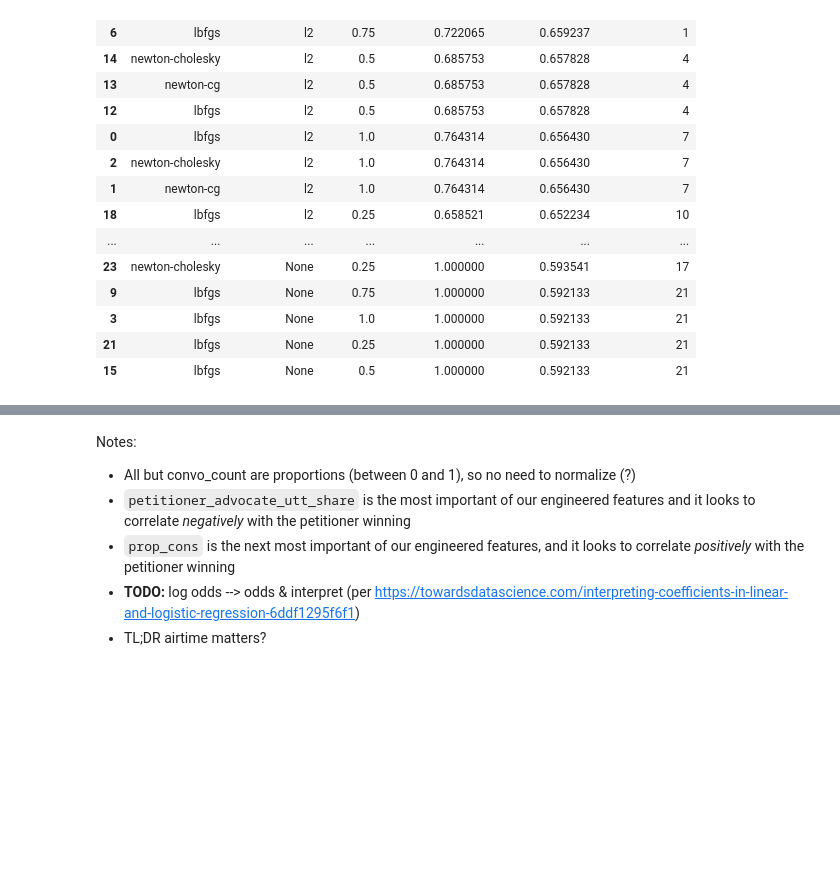
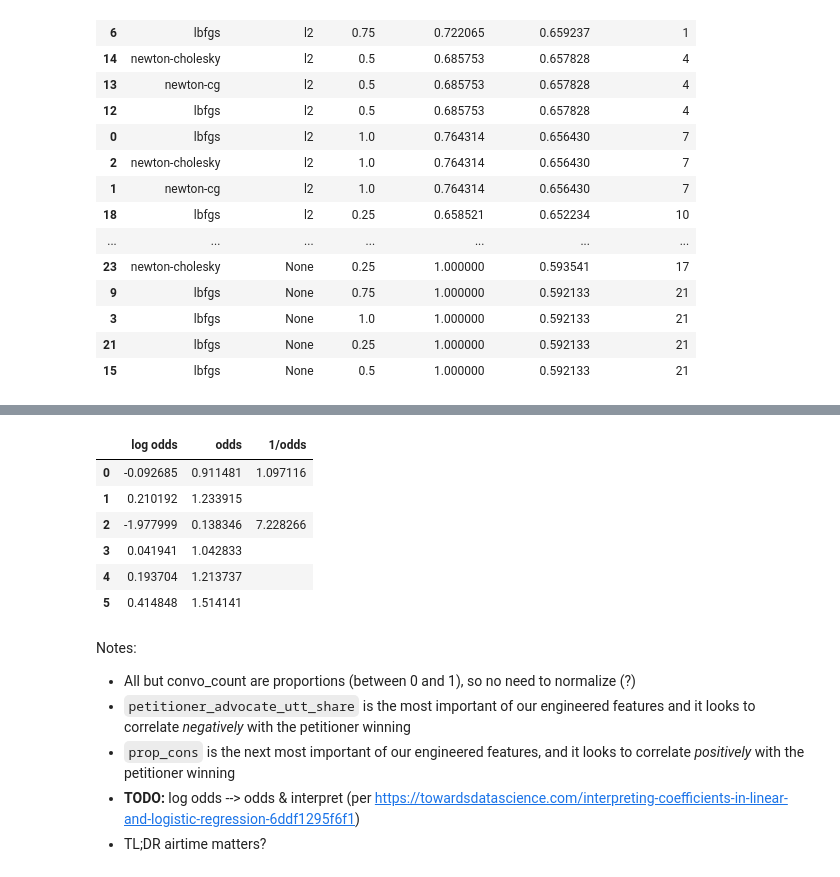
Before and after one commit to baueramari/team-supreme, a Jupyter notebook: explore_fv.ipynb, the cells around one changed output, grey strips where cells are left out. Saved outputs shown, nothing was run; the diff lists cells and outputs as text; code cells hidden in the pictures; blank space fills up the shorter version.

```diff
--- a/explore_fv.ipynb
+++ b/explore_fv.ipynb
@@ -309,16 +293,0 @@ coefs
-# %%
-mod_coefs.columns  = ['log odds (C=0.75)']
-mod_coefs.loc[:, 'odds (C=0.75)'] = np.exp(mod_coefs.loc[:, 'log odds (C=0.75)'])
-mod_coefs.loc[:, '1/odds (C=0.75)'] = ''
-mod_coefs.loc[mod_coefs.loc[:, 'log odds (C=0.75)'] < 0, '1/odds (C=0.75)'] = \
- (1 / mod_coefs.loc[:, 'odds (C=0.75)'])
-
-logit_all_coefs.columns  = ['log odds (C=1.0)']
-logit_all_coefs.loc[:, 'odds (C=1.0)'] = np.exp(logit_all_coefs.loc[:, 'log odds (C=1.0)'])
-logit_all_coefs.loc[:, '1/odds (C=1.0)'] = ''
-logit_all_coefs.loc[logit_all_coefs.loc[:, 'log odds (C=1.0)'] < 0, '1/odds (C=1.0)'] = \
- (1 / logit_all_coefs.loc[:, 'odds (C=1.0)'])
-
-coefs = pd.merge(features, mod_coefs, left_index=True, right_index=True)
-coefs = pd.merge(coefs, logit_all_coefs, left_index=True, right_index=True)
-coefs
@@ -348,3 +304,17 @@ coefs
+# %%
+mod_coefs.loc[:, 'odds'] = np.exp(mod_coefs.loc[:, 'log odds'])
+mod_coefs.loc[:, '1/odds'] = ''
+mod_coefs.loc[mod_coefs.loc[:, 'log odds'] < 0, '1/odds'] = \
+ (1 / mod_coefs.loc[:, 'odds'])
+mod_coefs
+# %% [output]
+|  | log odds | odds | 1/odds |
+| 0 | -0.092685 | 0.911481 | 1.097116 |
+| 1 | 0.210192 | 1.233915 |  |
+| 2 | -1.977999 | 0.138346 | 7.228266 |
+| 3 | 0.041941 | 1.042833 |  |
+| 4 | 0.193704 | 1.213737 |  |
+| 5 | 0.414848 | 1.514141 |  |
 # %% [markdown]
 Notes:
 * All but convo_count are proportions (between 0 and 1), so no need to normalize (?)
```
Also changed, not shown: parts of 5 cells of this notebook.
